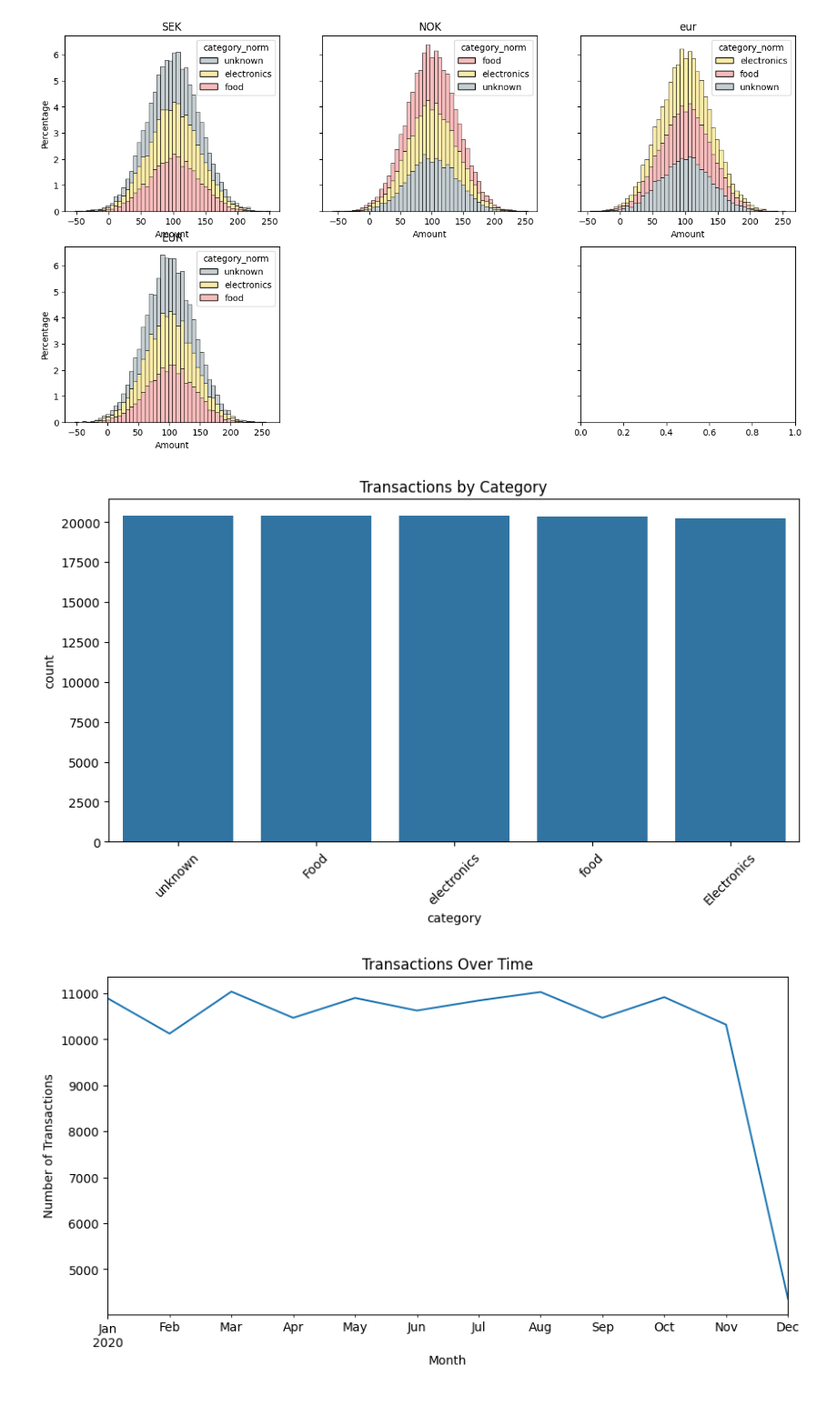
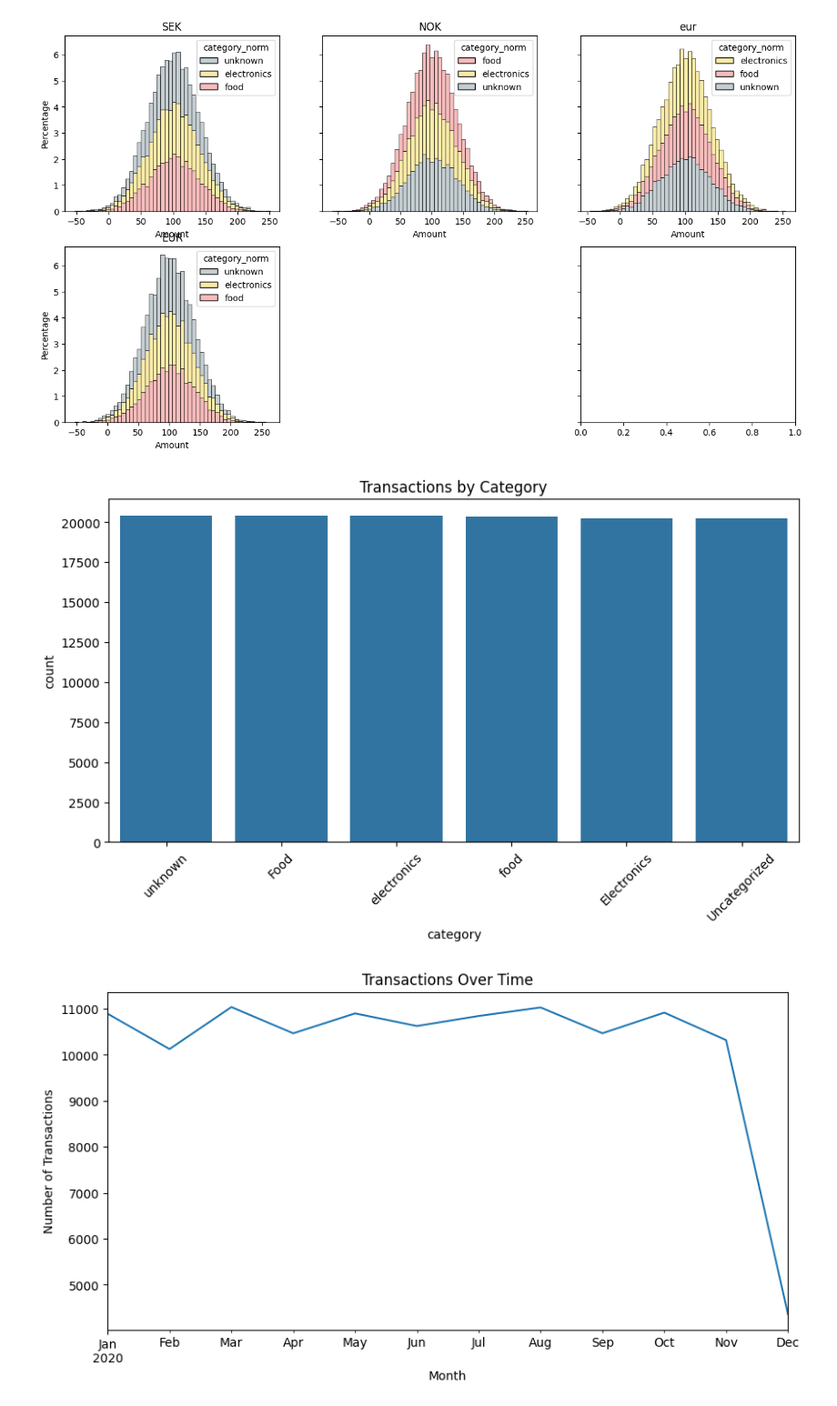
Before and after one commit to kiritsugufgo/accenture_song_assignment, a Jupyter notebook: notebooks/01_data_exploration.ipynb, the cells around one changed output. Shown at 91% size. Saved outputs shown, nothing was run; the diff lists cells and outputs as text; code cells hidden in the pictures.

```diff
--- a/notebooks/01_data_exploration.ipynb
+++ b/notebooks/01_data_exploration.ipynb
@@ -361,16 +361,21 @@ for ax, curr in zip(axes, currencies):
 # %%
 # Transactions per category
 plt.figure(figsize=(10, 5))
+
+plot_df = transactions_df.copy()
+plot_df["category"] = plot_df["category"].fillna("Uncategorized")
+
 sns.countplot(
-    data=transactions_df,
+    data=plot_df,
     x="category",
-    order=transactions_df["category"].value_counts().index,
+    order=plot_df["category"].value_counts().index,
 )
+
 plt.title("Transactions by Category")
 plt.xticks(rotation=45)
 plt.show()
 # %% [output]
-[figure, old version]
+[figure, new version]
 # %%
 # Transactions over time
 transactions_df["timestamp"] = pd.to_datetime(transactions_df["timestamp"])
```
Also changed, not shown: parts of 1 cell of this notebook, 4 other files.
